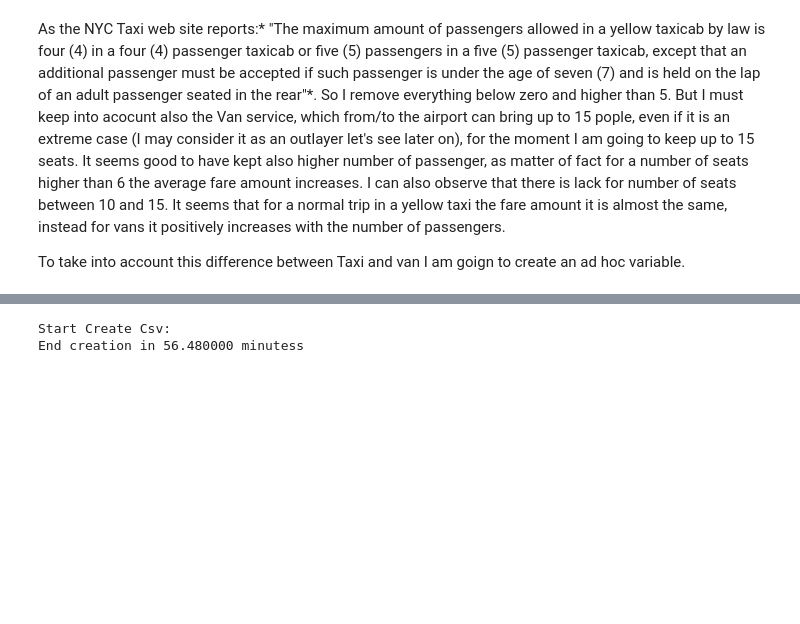
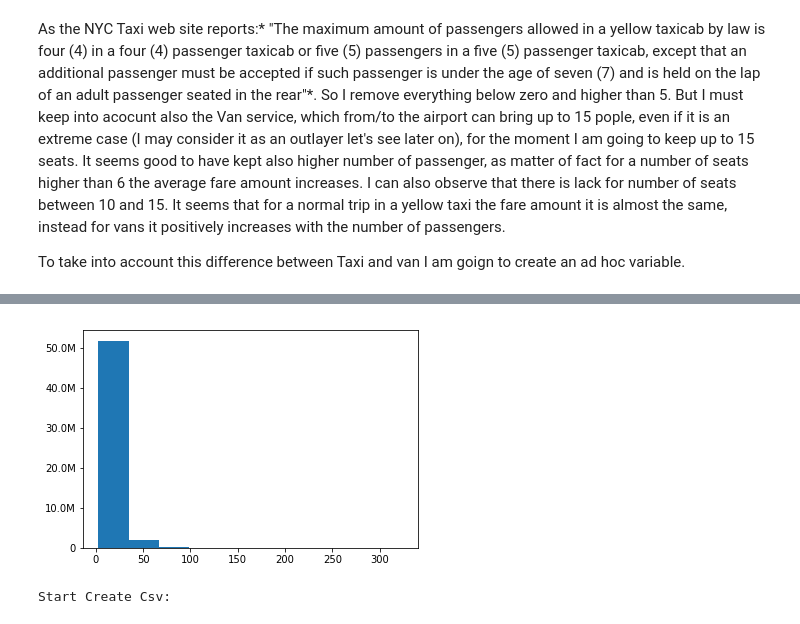
Before and after one commit to CalenDario13/NYC_Taxi, a Jupyter notebook: BDC_project.ipynb, the cells around one changed output, grey strips where cells are left out. Drawn from its saved outputs; the diff is of its cells as text; code cells hidden in the pictures; blank space fills up the shorter version.

Commit message:
Modify the study of fare amount

```diff
--- a/BDC_project.ipynb
+++ b/BDC_project.ipynb
@@ -182,3 +160,0 @@ train.approxQuantile('fare_amount', [0.25, 0.50, 0.75, 0.975], 0.25)
-# %%
-# Remove Outlayers:
-train = train.filter('fare_amount < 93963.36')
@@ -190,3 +160,0 @@ train.approxQuantile('fare_amount', [0.25, 0.50, 0.75, 0.975], 0.25)
-# %%
-# Remove other Outlayers:
-train = train.filter('fare_amount < 999.99')
@@ -735,11 +739,20 @@ train = taxi_or_van(train)
+# %%
+# Remove Outlayers:
+train = train.filter('fare_amount < 325')
+# %%
+fig, ax = plt.subplots(1,1)
+hist(ax, train.select('fare_amount'), bins=10)
+plt.show()
+# %% [output]
+[figure, added]
 # %%
 # Save new df for the dashboard:
 print('Start Create Csv:')
 s = time()
-train.select('fare_amount','pickup_datetime','pickup_longitude','pickup_latitude','dropoff_longitude','dropoff_latitude', 'haversine_dist', 'direction',
-             'airport', 'long_short', 'passenger_count', 'taxi_or_van','is_week_end','part_of_day')\
-.coalesce(1).write.format("csv").option('header', 'true').save(PATH_BUCKET+'new_train')
+to_csv = train.select('fare_amount','pickup_datetime','pickup_longitude','pickup_latitude','dropoff_longitude','dropoff_latitude', 'haversine_dist', 'direction',
+             'airport', 'long_short', 'passenger_count', 'taxi_or_van','is_week_end','part_of_day')
+to_csv = to_csv.sample(fraction=0.02, seed=123)
+to_csv.coalesce(1).write.format("csv").option('header', 'true').save(PATH_BUCKET+'new_train')
 print('End creation in {:.2f} minutess'.format( (time()-s)/60 ))
 # %% [output]
 Start Create Csv:
-End creation in 56.480000 minutess
```
Also changed, not shown: parts of 28 cells of this notebook.
